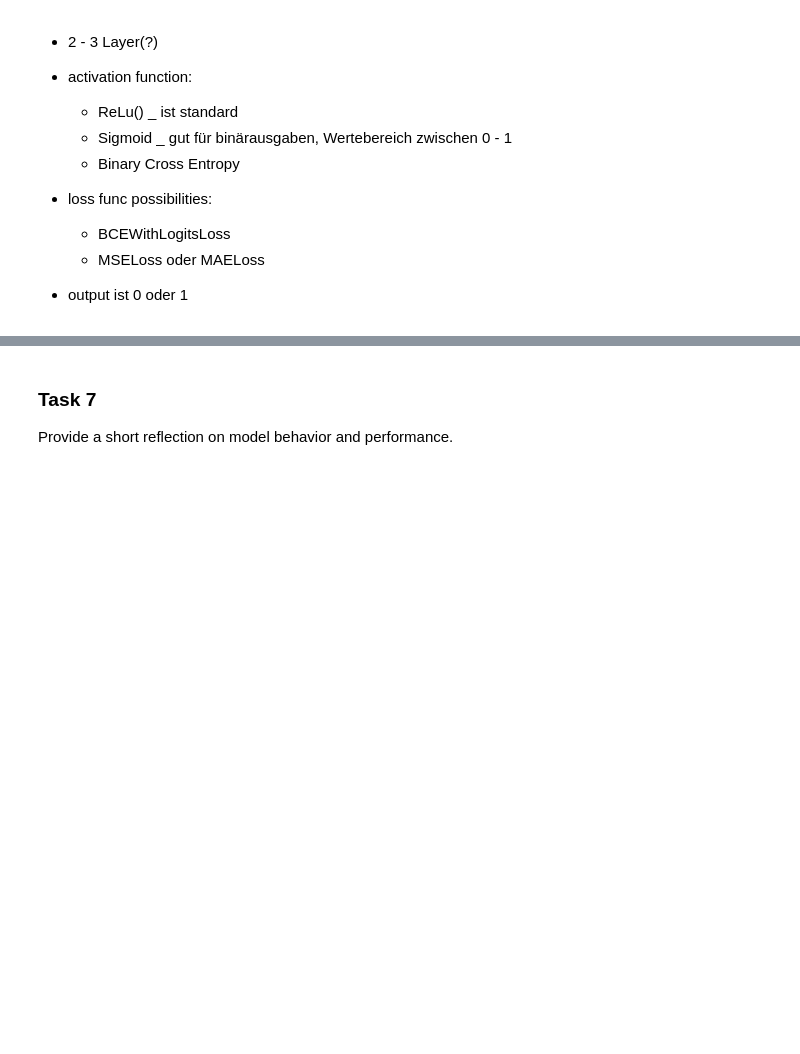
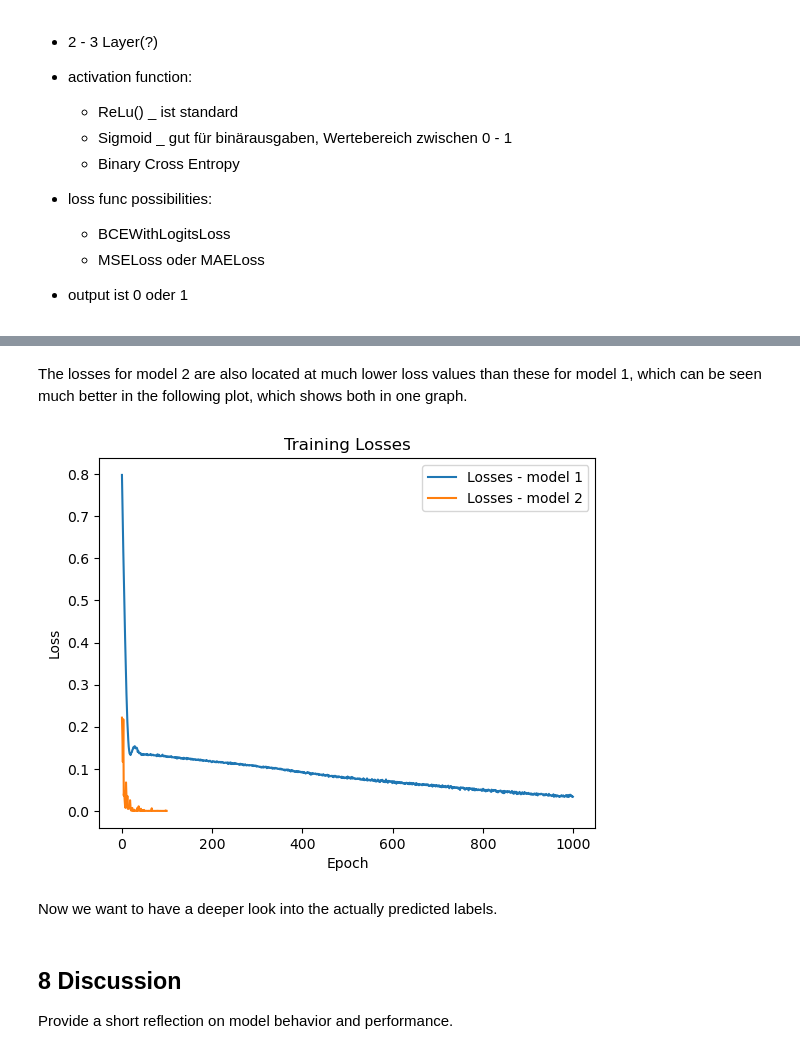
Before and after one commit to McRicecorn/NeuronaleNetze_DNA_Sequenz, a Jupyter notebook: Project2.4_Team11.ipynb, the cells around one changed output, grey strips where cells are left out. Saved outputs shown, nothing was run; the diff lists cells and outputs as text; code cells hidden in the pictures; blank space fills up the shorter version.

```diff
--- a/Project2.4_Team11.ipynb
+++ b/Project2.4_Team11.ipynb
@@ -170 +284,9 @@ X_test_tensor.shape:  torch.Size([4000, 10])   y_test_tensor.shape:  torch.Size(
+# %%
+batch_size = 64
+
+train_ds = TensorDataset(X_train_tensor_hot, y_train_tensor_hot)
+test_ds  = TensorDataset(X_test_tensor_hot,  y_test_tensor_hot)
+
+train_loader = DataLoader(train_ds, batch_size=batch_size, shuffle=True)
+test_loader  = DataLoader(test_ds,  batch_size=batch_size)
 # %% [markdown]
@@ -246,0 +470,15 @@ Plot training and validation loss curves, and visualize model results e.g. predi
+# %% [markdown]
+The losses for model 2 are also located at much lower loss values than these for model 1, which can be seen much better in the following plot, which shows both in one graph.
+# %%
+plt.plot(losses, label="Losses - model 1")
+plt.plot(losses_hot, label="Losses - model 2")
+
+plt.xlabel("Epoch")
+plt.ylabel("Loss")
+plt.title("Training Losses")
+plt.legend()
+plt.show()
+# %% [output]
+[figure, added]
+# %% [markdown]
+Now we want to have a deeper look into the actually predicted labels.
@@ -247,3 +487,3 @@ Plot training and validation loss curves, and visualize model results e.g. predi
 # %% [markdown]
-### Task 7
+## 8 Discussion
 Provide a short reflection on model behavior and performance.
```
Also changed, not shown: parts of 48 cells of this notebook.
